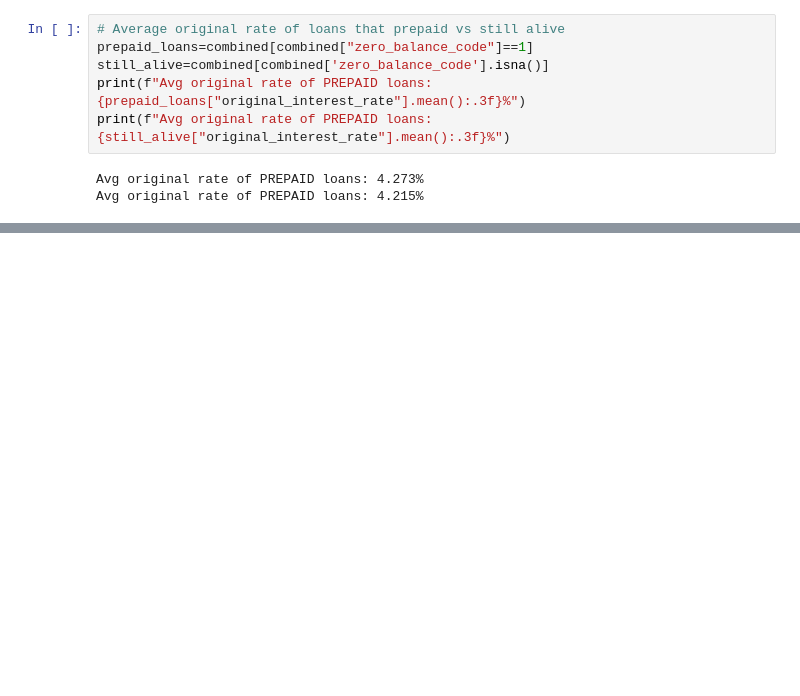
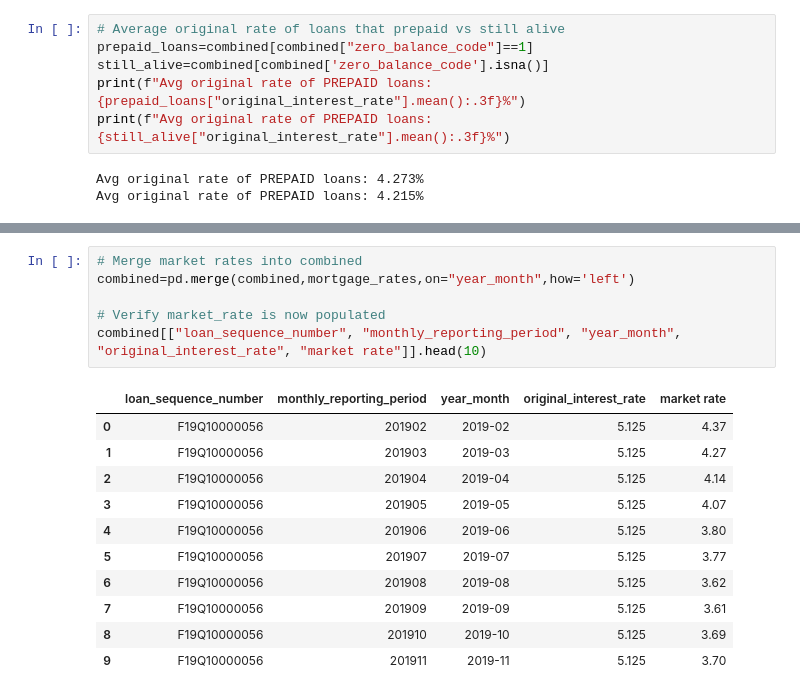
Before and after one commit to dixitbhavin/mbs-prepayment-ml, a Jupyter notebook: 01_load_data.ipynb, the cells around one changed output, grey strips where cells are left out. Drawn from its saved outputs; the diff is of its cells as text; blank space fills up the shorter version.

```diff
--- a/01_load_data.ipynb
+++ b/01_load_data.ipynb
@@ -188,0 +258,18 @@ Avg original rate of PREPAID loans: 4.215%
+# %%
+# Merge market rates into combined
+combined=pd.merge(combined,mortgage_rates,on="year_month",how='left')
+
+# Verify market_rate is now populated
+combined[["loan_sequence_number", "monthly_reporting_period", "year_month", "original_interest_rate", "market rate"]].head(10)
+# %% [output]
+|  | loan_sequence_number | monthly_reporting_period | year_month | original_interest_rate | market rate |
+| 0 | F19Q10000056 | 201902 | 2019-02 | 5.125 | 4.37 |
+| 1 | F19Q10000056 | 201903 | 2019-03 | 5.125 | 4.27 |
+| 2 | F19Q10000056 | 201904 | 2019-04 | 5.125 | 4.14 |
+| 3 | F19Q10000056 | 201905 | 2019-05 | 5.125 | 4.07 |
+| 4 | F19Q10000056 | 201906 | 2019-06 | 5.125 | 3.80 |
+| 5 | F19Q10000056 | 201907 | 2019-07 | 5.125 | 3.77 |
+| 6 | F19Q10000056 | 201908 | 2019-08 | 5.125 | 3.62 |
+| 7 | F19Q10000056 | 201909 | 2019-09 | 5.125 | 3.61 |
+| 8 | F19Q10000056 | 201910 | 2019-10 | 5.125 | 3.69 |
+| 9 | F19Q10000056 | 201911 | 2019-11 | 5.125 | 3.70 |
```
Also changed, not shown: parts of 7 cells of this notebook.
